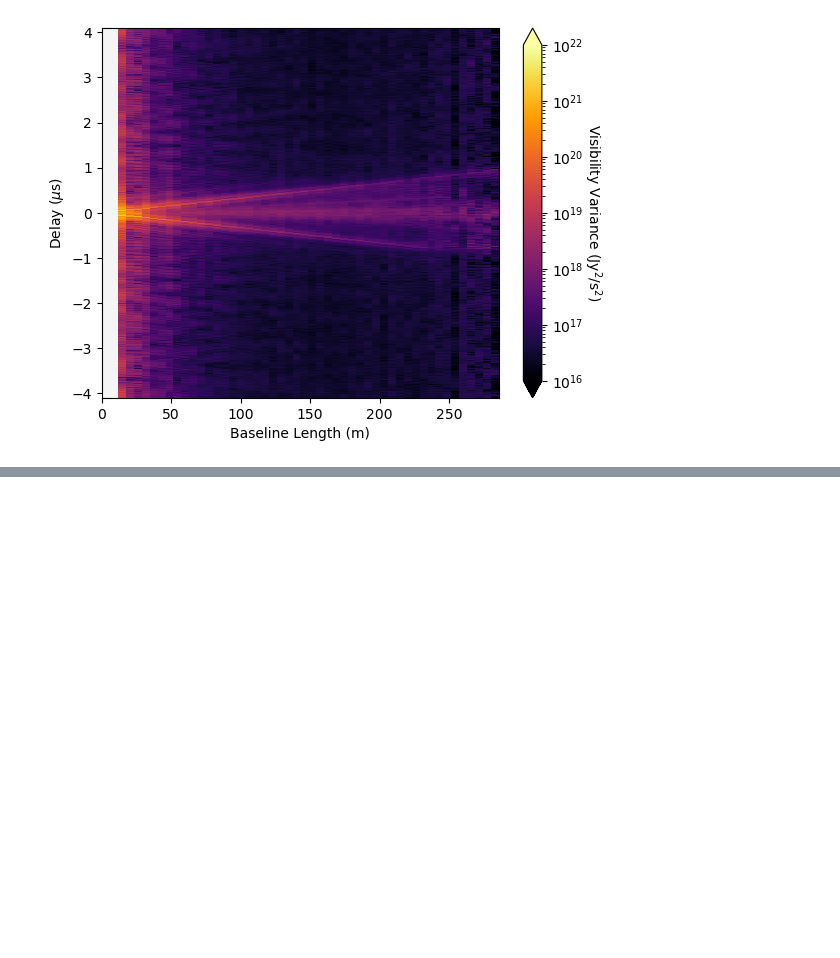
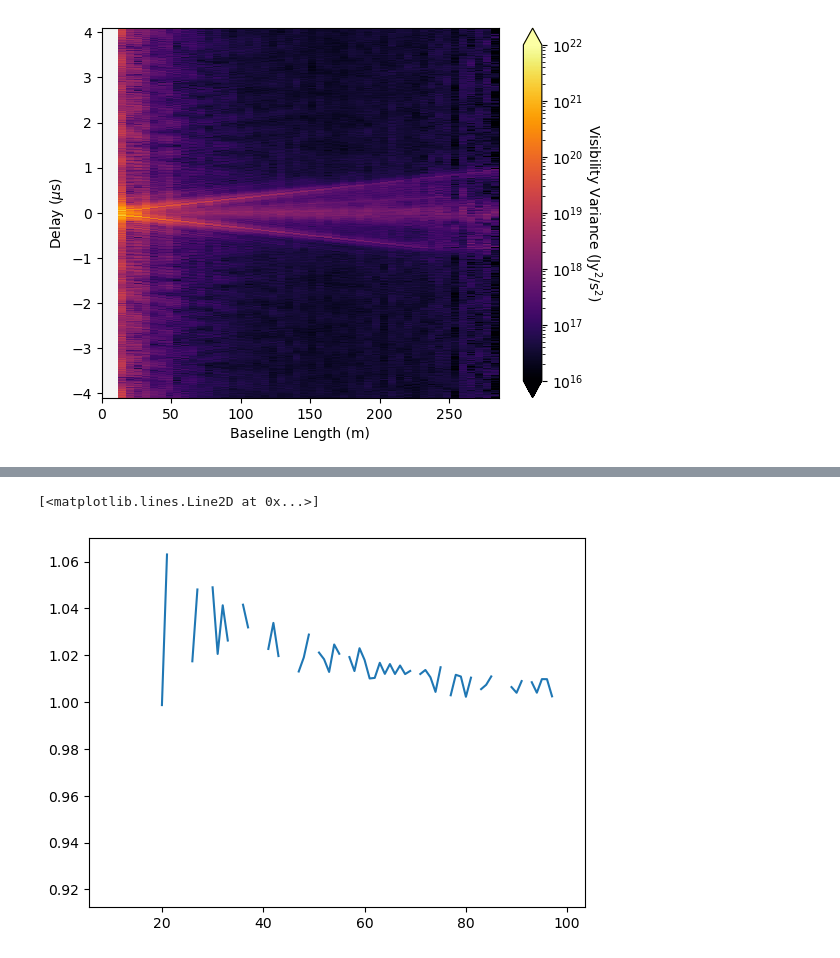
Before and after one commit to rlbyrne/rlb_hera, a Jupyter notebook: visualize_dwabscal_solutions_Jul2024.ipynb, the cells around one changed output, grey strips where cells are left out. Cells and saved outputs as stored; diff of their text form; code cells hidden in the pictures; blank space fills up the shorter version.

```diff
--- a/visualize_dwabscal_solutions_Jul2024.ipynb
+++ b/visualize_dwabscal_solutions_Jul2024.ipynb
@@ -64,0 +205,5 @@ plot_delay_spectra.plot_visibilities(data_dwabscal)
+# %%
+plt.plot(diff_binned/data_binned)
+# %% [output]
+[<matplotlib.lines.Line2D at 0x...>]
+[figure, added]
```
Also changed, not shown: parts of 9 cells of this notebook, 4 other files.
